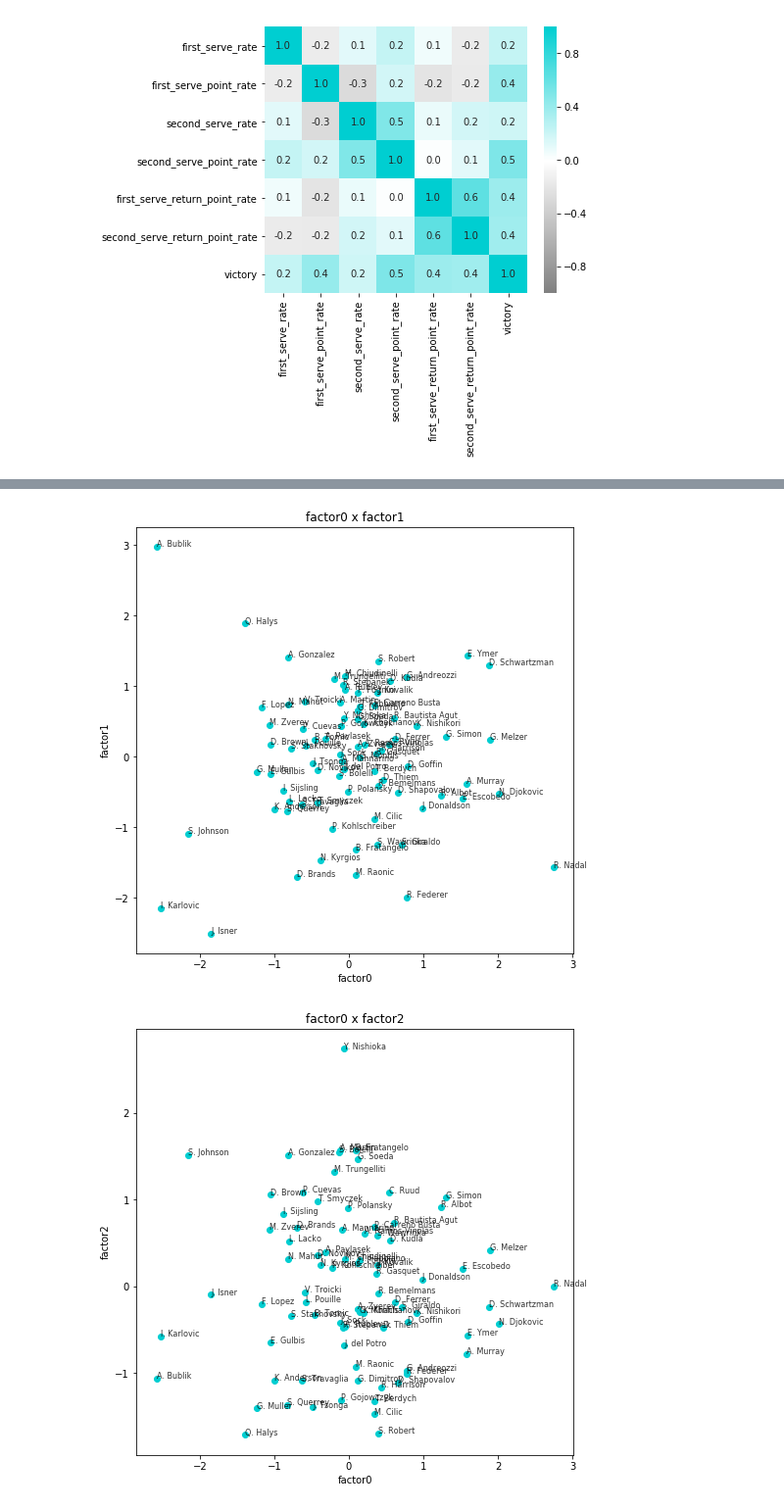
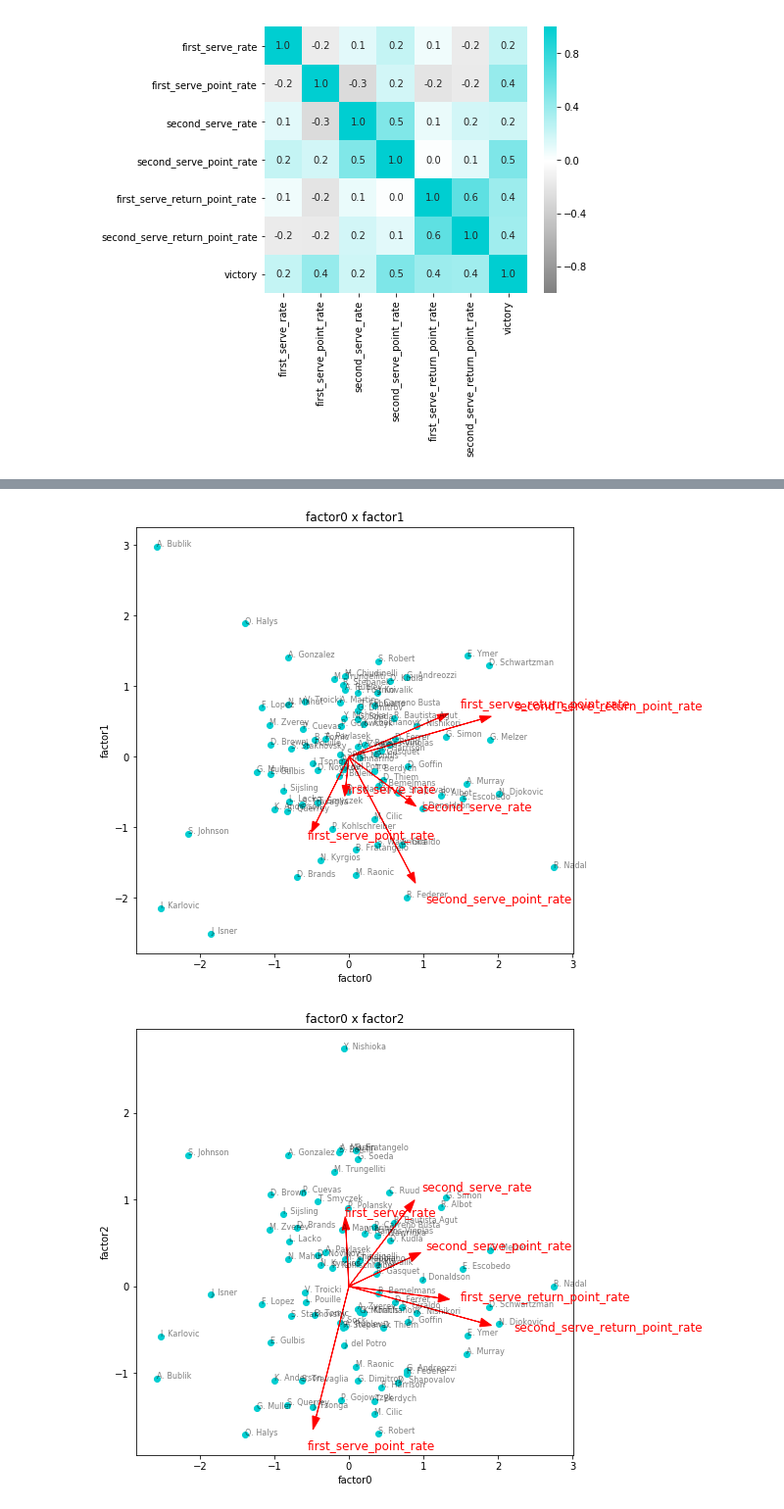
Before and after one commit to Gin04gh/datascience, a Jupyter notebook: kaggle_dataset_large_tennis_dataset_for_atp_itf_betting/analysis_service_return_strength.ipynb, the cells around one changed output, grey strips where cells are left out. Shown at 98% size. Cells and saved outputs as stored; diff of their text form; code cells hidden in the pictures.

```diff
--- a/kaggle_dataset_large_tennis_dataset_for_atp_itf_betting/analysis_service_return_strength.ipynb
+++ b/kaggle_dataset_large_tennis_dataset_for_atp_itf_betting/analysis_service_return_strength.ipynb
@@ -170,16 +170,22 @@ df_factor_loading
 # %%
 transformed = fa.fit_transform(x)
 
 for i, j in itertools.combinations(np.arange(factor_num), 2):
 
+
     plt.figure(figsize=(8,8))
     plt.scatter(transformed[:, i], transformed[:, j], color=base_color)
     for k, y_ in enumerate(y):
-        plt.annotate(y_, xy=(transformed[k, i], transformed[k, j]), size=8, alpha=0.8)
+        plt.annotate(y_, xy=(transformed[k, i], transformed[k, j]), size=8, alpha=0.5)
+    fai = fa.components_[i]
+    faj = fa.components_[j]
+    for k, c in enumerate(target_cols):
+        plt.arrow(0, 0, fai[k]*2, faj[k]*2, color='r', head_width=0.1, alpha=1)
+        plt.text(fai[k]*2.5, faj[k]*2.5, c, color='r', fontsize=12)
     plt.xlabel('factor'+str(i))
     plt.ylabel('factor'+str(j))
     plt.title('factor'+str(i)+' x '+'factor'+str(j))
     plt.show()
 # %% [output]
-[figure, old version]
+[figure, new version]
-[figure, old version]
+[figure, new version]
```
Also changed, not shown: parts of 1 cell of this notebook.
